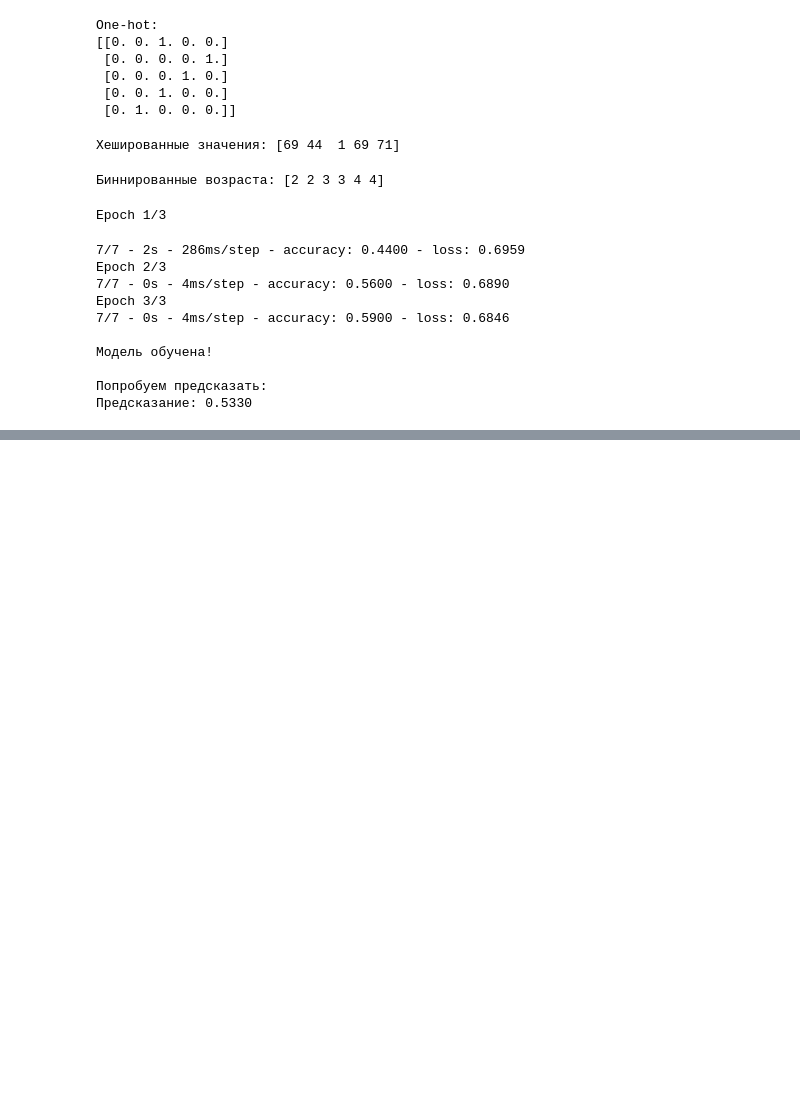
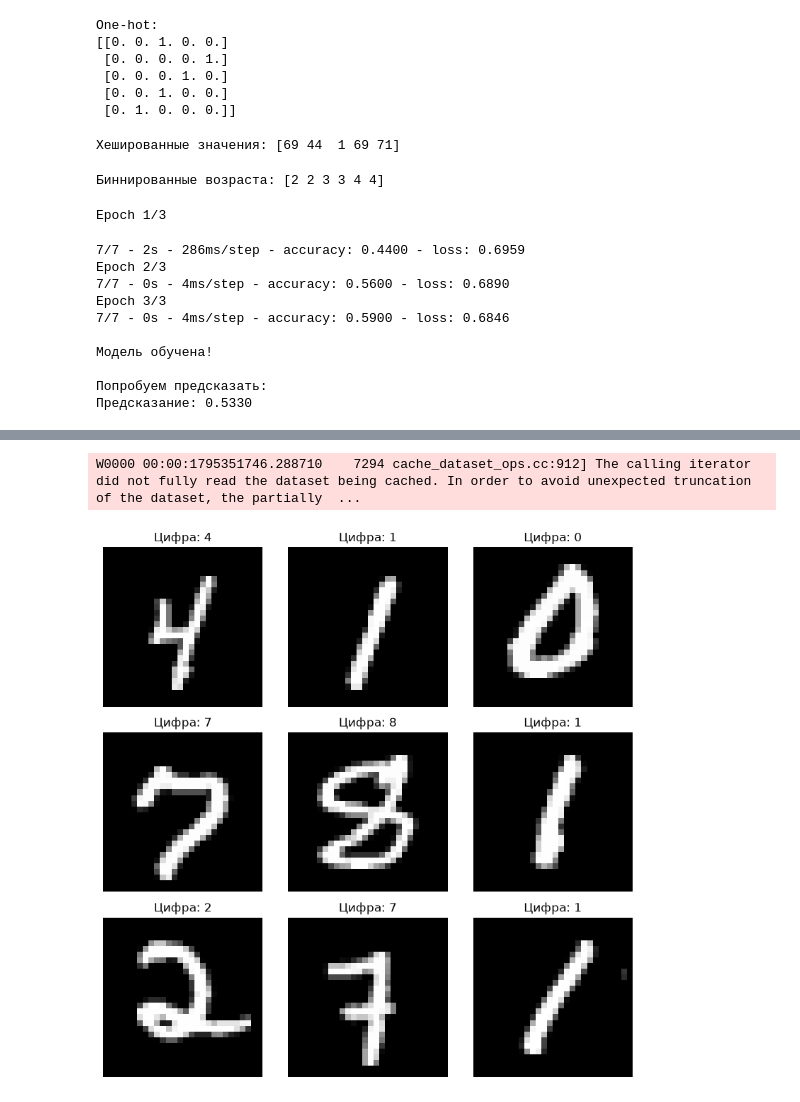
Before and after one commit to Uliana-int/SVM-small-project, a Jupyter notebook: neural_networks/data_with_tf.ipynb, the cells around one changed output, grey strips where cells are left out. Drawn from its saved outputs; the diff is of its cells as text; code cells hidden in the pictures; blank space fills up the shorter version.

```diff
--- a/neural_networks/data_with_tf.ipynb
+++ b/neural_networks/data_with_tf.ipynb
@@ -645,0 +763,16 @@ Epoch 3/3
+# %%
+dataset, info = tfds.load('mnist', with_info=True, as_supervised=True)
+
+print("Название датасета:", info.name)
+print("Описание:", info.description[:200])
+print("Версия:", info.version)
+
+print("\nСплиты:")
+for split_name, split_info in info.splits.items():
+    print(f"  {split_name}: {split_info.num_examples} примеров")
+
+print("\nКоличество классов:", info.features['label'].num_classes)
+
+print("Размер изображения:", info.features['image'].shape)
+
+print("Названия классов:", info.features['label'].names)
@@ -645,0 +791,19 @@ Epoch 3/3
+# %%
+import matplotlib.pyplot as plt
+
+train_ds = tfds.load('mnist', split='train', as_supervised=True)
+
+fig, axes = plt.subplots(3, 3, figsize=(8, 8))
+
+for i, (image, label) in enumerate(train_ds.take(9)):
+    row = i // 3
+    col = i % 3
+    axes[row, col].imshow(image.numpy().squeeze(), cmap='gray')
+    axes[row, col].set_title(f"Цифра: {label.numpy()}")
+    axes[row, col].axis('off')
+
+plt.tight_layout()
+plt.show()
+# %% [output]
+W0000 00:00:1795351746.288710    7294 cache_dataset_ops.cc:912] The calling iterator did not fully read the dataset being cached. In order to avoid unexpected truncation of the dataset, the partially  ...
+[figure, added]
```
Also changed, not shown: parts of 6 cells of this notebook.
